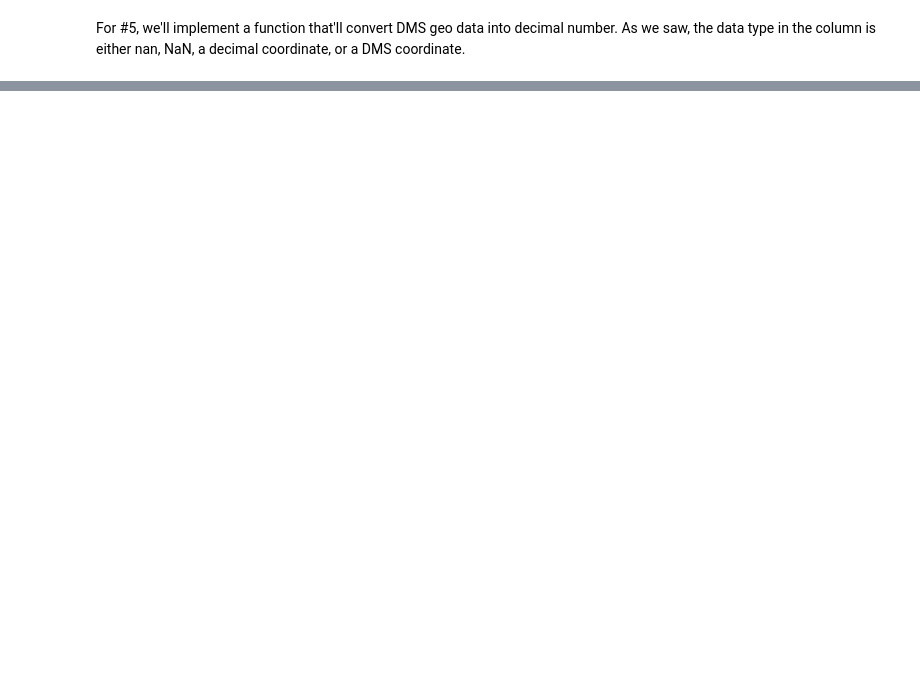
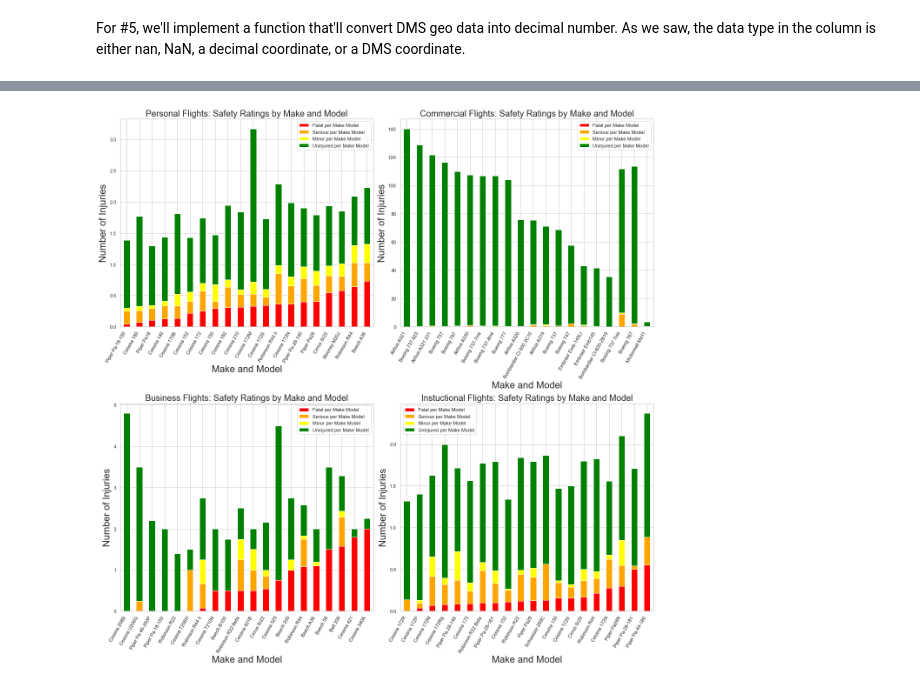
Before and after one commit to leksea/dsc-phase-1-project, a Jupyter notebook: Alexandra Yakovleva Phase 1 DS Flex Final Project.ipynb, the cells around one changed output, grey strips where cells are left out. Saved outputs shown, nothing was run; the diff lists cells and outputs as text; code cells hidden in the pictures; blank space fills up the shorter version.

```diff
--- a/Alexandra Yakovleva Phase 1 DS Flex Final Project.ipynb
+++ b/Alexandra Yakovleva Phase 1 DS Flex Final Project.ipynb
@@ -422,0 +559,4 @@ Then we'll look into Plane Damage.
+# %%
+# add extra column
+df_accidents_clean.loc[:, 'Make.Model'] = df_accidents_clean.loc[:, 'Make'] + \
+' ' + df_accidents_clean.loc[:, 'Model'];
@@ -422,0 +606,65 @@ Then we'll look into Plane Damage.
+# %%
+personal_accidents = df_accidents_clean[df_accidents_clean['Purpose.of.flight'] == 'Personal']
+df_agg_pers = inj_top_n_make_model(personal_accidents, 20)
+df_pers_norm = norm_inj_top_n_make_model(df_agg_pers)
+
+commercial_accidents = df_accidents_clean[df_accidents_clean['Purpose.of.flight'] == 'Commercial']
+df_agg_comm = inj_top_n_make_model(commercial_accidents, 20)
+df_comm_norm = norm_inj_top_n_make_model(df_agg_comm)
+
+business_accidents = df_accidents_clean[df_accidents_clean['Purpose.of.flight'] == 'Business']
+df_agg_bus = inj_top_n_make_model(business_accidents, 20)
+df_bus_norm = norm_inj_top_n_make_model(df_agg_bus)
+
+instructional_accidents = df_accidents_clean[df_accidents_clean['Purpose.of.flight'] == 'Instructional']
+df_agg_ins = inj_top_n_make_model(instructional_accidents, 20)
+df_ins_norm = norm_inj_top_n_make_model(df_agg_ins)
+# %%
+# Plotting
+colors = ['red', 'orange', 'yellow', 'green']
+fig, axs = plt.subplots(2, 2, figsize=(18, 18))
+
+df_pers_norm.plot(kind='bar', stacked=True, ax=axs[0, 0], color = colors)
+# Labels
+axs[0, 0].set_title('Personal Flights: Safety Ratings by Make and Model', fontsize = 20)
+axs[0, 0].set_xlabel('Make and Model', fontsize = 22)
+axs[0, 0].set_ylabel('Number of Injuries', fontsize = 22)
+axs[0, 0].set_xticklabels(axs[0, 0].get_xticklabels(), rotation=60, ha='right');
+
+# Plotting
+df_comm_norm.plot(kind='bar', stacked=True, ax=axs[0, 1], color = colors)
+# Labels
+axs[0, 1].set_title('Commercial Flights: Safety Ratings by Make and Model', fontsize = 20)
+axs[0, 1].set_xlabel('Make and Model', fontsize = 22)
+axs[0, 1].set_ylabel('Number of Injuries', fontsize = 22)
+axs[0, 1].set_xticklabels(axs[0, 1].get_xticklabels(), rotation=60, ha='right');
+
+ # Plotting
+
+df_bus_norm.plot(kind='bar', stacked=True, ax=axs[1, 0], color = colors)
+# Labels
+axs[1, 0].set_title('Business Flights: Safety Ratings by Make and Model', fontsize = 20)
+axs[1, 0].set_xlabel('Make and Model', fontsize = 22)
+axs[1, 0].set_ylabel('Number of Injuries', fontsize = 22)
+axs[1, 0].set_xticklabels(axs[1, 0].get_xticklabels(), rotation=60, ha='right');
+
+ # Plotting
+
+df_ins_norm.plot(kind='bar', stacked=True, ax=axs[1, 1], color = colors)
+# Labels
+axs[1, 1].set_title('Instuctional Flights: Safety Ratings by Make and Model', fontsize = 20)
+axs[1, 1].set_xlabel('Make and Model', fontsize = 22)
+axs[1, 1].set_ylabel('Number of Injuries', fontsize = 22)
+axs[1, 1].set_xticklabels(axs[1, 1].get_xticklabels(), rotation=60, ha='right');
+
+plt.tight_layout()
+
+
+#save plots
+
+axs[0, 0].figure.savefig(os.path.join(directory_out, 'Inj_By_Flight_Personal.png'))
+axs[0, 1].figure.savefig(os.path.join(directory_out, 'Inj_By_Flight_Commercial.png'))
+axs[1, 0].figure.savefig(os.path.join(directory_out, 'Inj_By_Flight_Business.png'))
+axs[1, 1].figure.savefig(os.path.join(directory_out, 'Inj_By_Flight_Instructional.png'))
+# %% [output]
+[figure, added]
```
Also changed, not shown: parts of 34 cells of this notebook, 9 other files.
